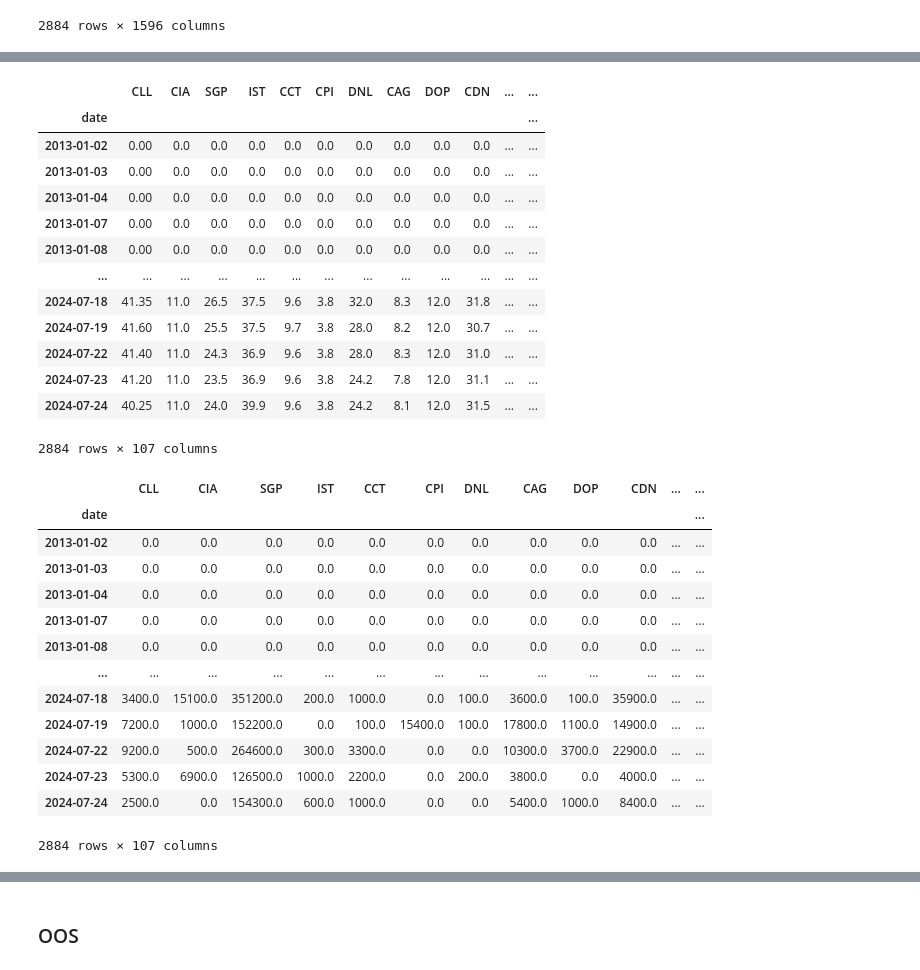
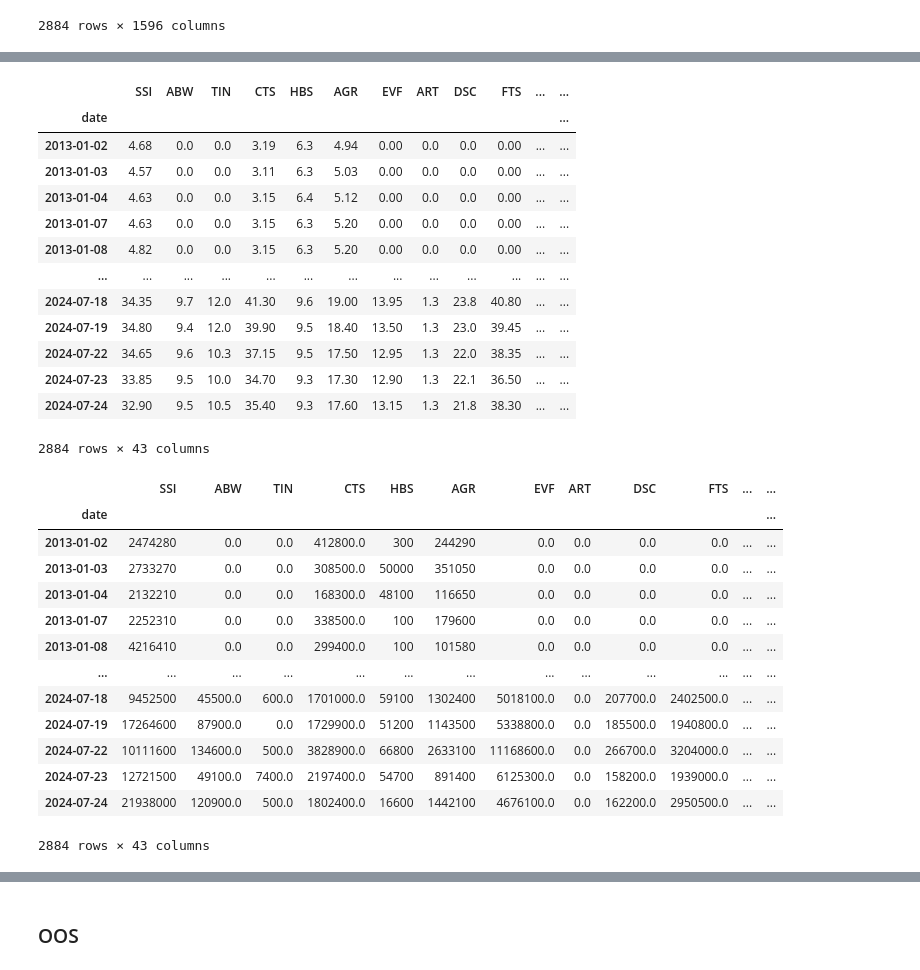
Before and after one commit to trungchien171/a1phas, a Jupyter notebook: stock/vietnam_stock/optimizer/alpha_vnstock.ipynb, the cells around one changed output, grey strips where cells are left out. Saved outputs shown, nothing was run; the diff lists cells and outputs as text; code cells hidden in the pictures.

```diff
--- a/stock/vietnam_stock/optimizer/alpha_vnstock.ipynb
+++ b/stock/vietnam_stock/optimizer/alpha_vnstock.ipynb
@@ -74,6 +74,6 @@ valid_industries = list(set(valid_industries))
 Valid industries: ['Construction & Materials', 'Real Estate Investment & Services', 'Industrial Transportation', 'Food Producers', 'Gas, Water & Multi-utilities', 'Chemicals', 'Personal Goods', 'Suppo ...
 # %%
-ticker_list = industries[industries['en_icb_name3'] == 'Industrial Transportation']['symbol'].tolist()
+ticker_list = industries[industries['en_icb_name3'] == 'Financial Services']['symbol'].tolist()
 available_tickers = [ticker for ticker in ticker_list if ticker in stock_universe_price.columns]
 stock_universe = stock_universe_price[available_tickers]
 stock_universe = stock_universe.ffill().fillna(0)
@@ -82,44 +82,44 @@ stock_universe.index = stock_universe.index.date
 stock_universe.index.name = 'date'
 stock_universe
 # %% [output]
-|  | CLL | CIA | SGP | IST | CCT | CPI | DNL | CAG | DOP | CDN | ... | ... |
+|  | SSI | ABW | TIN | CTS | HBS | AGR | EVF | ART | DSC | FTS | ... | ... |
 | date |  |  |  |  |  |  |  |  |  |  |  | ... |
-| 2013-01-02 | 0.00 | 0.0 | 0.0 | 0.0 | 0.0 | 0.0 | 0.0 | 0.0 | 0.0 | 0.0 | ... | ... |
-| 2013-01-03 | 0.00 | 0.0 | 0.0 | 0.0 | 0.0 | 0.0 | 0.0 | 0.0 | 0.0 | 0.0 | ... | ... |
-| 2013-01-04 | 0.00 | 0.0 | 0.0 | 0.0 | 0.0 | 0.0 | 0.0 | 0.0 | 0.0 | 0.0 | ... | ... |
-| 2013-01-07 | 0.00 | 0.0 | 0.0 | 0.0 | 0.0 | 0.0 | 0.0 | 0.0 | 0.0 | 0.0 | ... | ... |
-| 2013-01-08 | 0.00 | 0.0 | 0.0 | 0.0 | 0.0 | 0.0 | 0.0 | 0.0 | 0.0 | 0.0 | ... | ... |
+| 2013-01-02 | 4.68 | 0.0 | 0.0 | 3.19 | 6.3 | 4.94 | 0.00 | 0.0 | 0.0 | 0.00 | ... | ... |
+| 2013-01-03 | 4.57 | 0.0 | 0.0 | 3.11 | 6.3 | 5.03 | 0.00 | 0.0 | 0.0 | 0.00 | ... | ... |
+| 2013-01-04 | 4.63 | 0.0 | 0.0 | 3.15 | 6.4 | 5.12 | 0.00 | 0.0 | 0.0 | 0.00 | ... | ... |
+| 2013-01-07 | 4.63 | 0.0 | 0.0 | 3.15 | 6.3 | 5.20 | 0.00 | 0.0 | 0.0 | 0.00 | ... | ... |
+| 2013-01-08 | 4.82 | 0.0 | 0.0 | 3.15 | 6.3 | 5.20 | 0.00 | 0.0 | 0.0 | 0.00 | ... | ... |
 | ... | ... | ... | ... | ... | ... | ... | ... | ... | ... | ... | ... | ... |
-| 2024-07-18 | 41.35 | 11.0 | 26.5 | 37.5 | 9.6 | 3.8 | 32.0 | 8.3 | 12.0 | 31.8 | ... | ... |
-| 2024-07-19 | 41.60 | 11.0 | 25.5 | 37.5 | 9.7 | 3.8 | 28.0 | 8.2 | 12.0 | 30.7 | ... | ... |
-| 2024-07-22 | 41.40 | 11.0 | 24.3 | 36.9 | 9.6 | 3.8 | 28.0 | 8.3 | 12.0 | 31.0 | ... | ... |
-| 2024-07-23 | 41.20 | 11.0 | 23.5 | 36.9 | 9.6 | 3.8 | 24.2 | 7.8 | 12.0 | 31.1 | ... | ... |
-| 2024-07-24 | 40.25 | 11.0 | 24.0 | 39.9 | 9.6 | 3.8 | 24.2 | 8.1 | 12.0 | 31.5 | ... | ... |
+| 2024-07-18 | 34.35 | 9.7 | 12.0 | 41.30 | 9.6 | 19.00 | 13.95 | 1.3 | 23.8 | 40.80 | ... | ... |
+| 2024-07-19 | 34.80 | 9.4 | 12.0 | 39.90 | 9.5 | 18.40 | 13.50 | 1.3 | 23.0 | 39.45 | ... | ... |
+| 2024-07-22 | 34.65 | 9.6 | 10.3 | 37.15 | 9.5 | 17.50 | 12.95 | 1.3 | 22.0 | 38.35 | ... | ... |
+| 2024-07-23 | 33.85 | 9.5 | 10.0 | 34.70 | 9.3 | 17.30 | 12.90 | 1.3 | 22.1 | 36.50 | ... | ... |
+| 2024-07-24 | 32.90 | 9.5 | 10.5 | 35.40 | 9.3 | 17.60 | 13.15 | 1.3 | 21.8 | 38.30 | ... | ... |
-2884 rows × 107 columns
+2884 rows × 43 columns
 # %%
-ticker_list = industries[industries['en_icb_name3'] == 'Industrial Transportation']['symbol'].tolist()
+ticker_list = industries[industries['en_icb_name3'] == 'Financial Services']['symbol'].tolist()
 available_tickers = [ticker for ticker in ticker_list if ticker in stock_universe_vol.columns]
 vol = stock_universe_vol[available_tickers]
 vol = vol.fillna(0)
 vol.index = pd.to_datetime(vol.index)
 vol.index = vol.index.date
 vol.index.name = 'date'
 vol
 # %% [output]
-|  | CLL | CIA | SGP | IST | CCT | CPI | DNL | CAG | DOP | CDN | ... | ... |
+|  | SSI | ABW | TIN | CTS | HBS | AGR | EVF | ART | DSC | FTS | ... | ... |
 | date |  |  |  |  |  |  |  |  |  |  |  | ... |
-| 2013-01-02 | 0.0 | 0.0 | 0.0 | 0.0 | 0.0 | 0.0 | 0.0 | 0.0 | 0.0 | 0.0 | ... | ... |
-| 2013-01-03 | 0.0 | 0.0 | 0.0 | 0.0 | 0.0 | 0.0 | 0.0 | 0.0 | 0.0 | 0.0 | ... | ... |
-| 2013-01-04 | 0.0 | 0.0 | 0.0 | 0.0 | 0.0 | 0.0 | 0.0 | 0.0 | 0.0 | 0.0 | ... | ... |
-| 2013-01-07 | 0.0 | 0.0 | 0.0 | 0.0 | 0.0 | 0.0 | 0.0 | 0.0 | 0.0 | 0.0 | ... | ... |
-| 2013-01-08 | 0.0 | 0.0 | 0.0 | 0.0 | 0.0 | 0.0 | 0.0 | 0.0 | 0.0 | 0.0 | ... | ... |
+| 2013-01-02 | 2474280 | 0.0 | 0.0 | 412800.0 | 300 | 244290 | 0.0 | 0.0 | 0.0 | 0.0 | ... | ... |
+| 2013-01-03 | 2733270 | 0.0 | 0.0 | 308500.0 | 50000 | 351050 | 0.0 | 0.0 | 0.0 | 0.0 | ... | ... |
+| 2013-01-04 | 2132210 | 0.0 | 0.0 | 168300.0 | 48100 | 116650 | 0.0 | 0.0 | 0.0 | 0.0 | ... | ... |
+| 2013-01-07 | 2252310 | 0.0 | 0.0 | 338500.0 | 100 | 179600 | 0.0 | 0.0 | 0.0 | 0.0 | ... | ... |
+| 2013-01-08 | 4216410 | 0.0 | 0.0 | 299400.0 | 100 | 101580 | 0.0 | 0.0 | 0.0 | 0.0 | ... | ... |
 | ... | ... | ... | ... | ... | ... | ... | ... | ... | ... | ... | ... | ... |
-| 2024-07-18 | 3400.0 | 15100.0 | 351200.0 | 200.0 | 1000.0 | 0.0 | 100.0 | 3600.0 | 100.0 | 35900.0 | ... | ... |
-| 2024-07-19 | 7200.0 | 1000.0 | 152200.0 | 0.0 | 100.0 | 15400.0 | 100.0 | 17800.0 | 1100.0 | 14900.0 | ... | ... |
-| 2024-07-22 | 9200.0 | 500.0 | 264600.0 | 300.0 | 3300.0 | 0.0 | 0.0 | 10300.0 | 3700.0 | 22900.0 | ... | ... |
-| 2024-07-23 | 5300.0 | 6900.0 | 126500.0 | 1000.0 | 2200.0 | 0.0 | 200.0 | 3800.0 | 0.0 | 4000.0 | ... | ... |
-| 2024-07-24 | 2500.0 | 0.0 | 154300.0 | 600.0 | 1000.0 | 0.0 | 0.0 | 5400.0 | 1000.0 | 8400.0 | ... | ... |
+| 2024-07-18 | 9452500 | 45500.0 | 600.0 | 1701000.0 | 59100 | 1302400 | 5018100.0 | 0.0 | 207700.0 | 2402500.0 | ... | ... |
+| 2024-07-19 | 17264600 | 87900.0 | 0.0 | 1729900.0 | 51200 | 1143500 | 5338800.0 | 0.0 | 185500.0 | 1940800.0 | ... | ... |
+| 2024-07-22 | 10111600 | 134600.0 | 500.0 | 3828900.0 | 66800 | 2633100 | 11168600.0 | 0.0 | 266700.0 | 3204000.0 | ... | ... |
+| 2024-07-23 | 12721500 | 49100.0 | 7400.0 | 2197400.0 | 54700 | 891400 | 6125300.0 | 0.0 | 158200.0 | 1939000.0 | ... | ... |
+| 2024-07-24 | 21938000 | 120900.0 | 500.0 | 1802400.0 | 16600 | 1442100 | 4676100.0 | 0.0 | 162200.0 | 2950500.0 | ... | ... |
-2884 rows × 107 columns
+2884 rows × 43 columns
 # %%
 # import yfinance as yf
 
```
Also changed, not shown: parts of 15 cells of this notebook, 3 other files.
